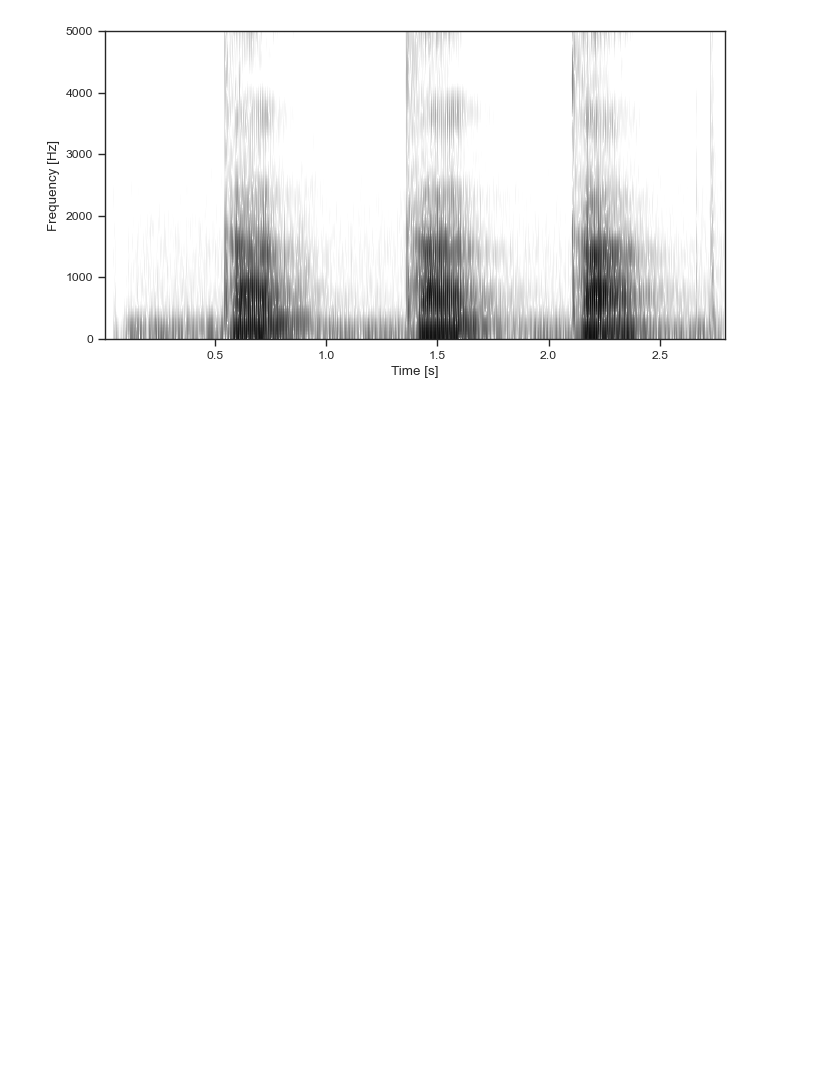
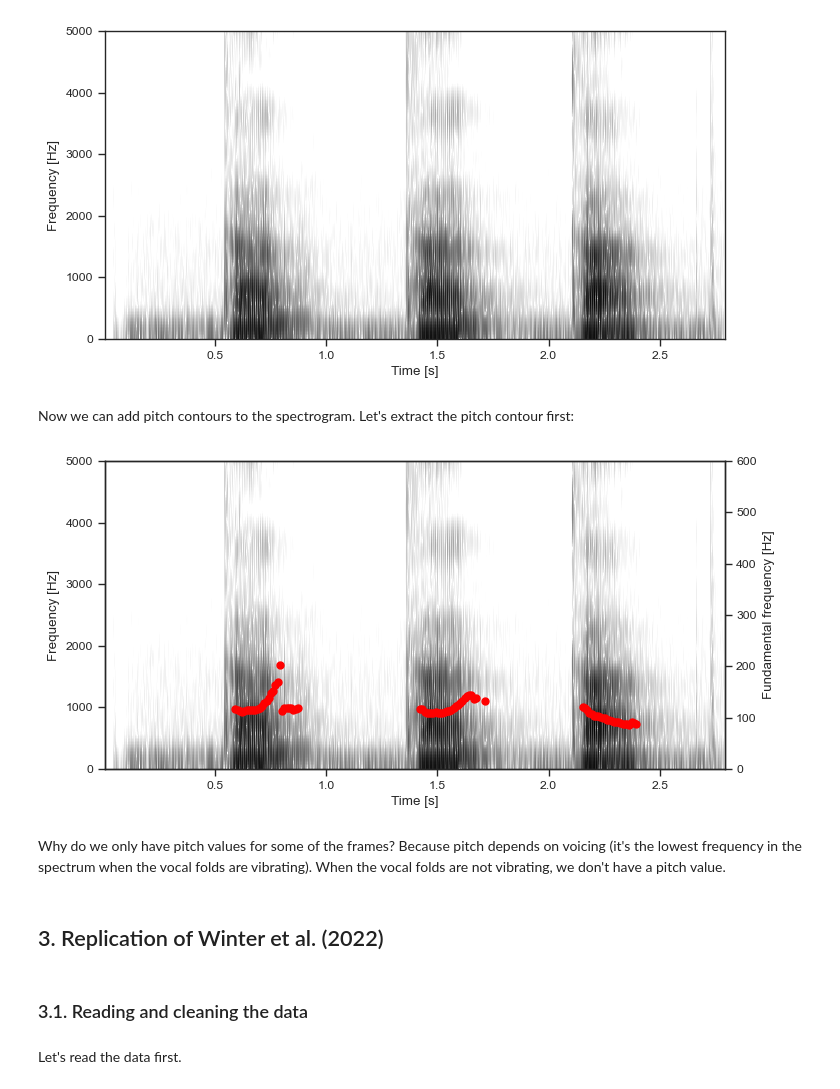
Before and after one commit to TYacinee/materiel_TALL, a Jupyter notebook: S2/s2-phonetics-and-phonology.ipynb, the cells around one changed output. Drawn from its saved outputs; the diff is of its cells as text; code cells hidden in the pictures; blank space fills up the shorter version.

```diff
--- a/S2/s2-phonetics-and-phonology.ipynb
+++ b/S2/s2-phonetics-and-phonology.ipynb
@@ -168,2 +173,29 @@ draw_spectrogram(spectrogram)
 # %% [output]
 [figure]
+# %% [markdown]
+Now we can add pitch contours to the spectrogram. Let's extract the pitch contour first:
+# %%
+pitch = snd.to_pitch()
+# %%
+def draw_pitch(pitch):
+    pitch_values = pitch.selected_array['frequency'] # extract the pitch values
+    pitch_values[pitch_values==0] = np.nan # set 0 values to NaN for better plotting
+    plt.plot(pitch.xs(), pitch_values, 'o', markersize=5, color='red') # plot the pitch values
+    plt.ylim(0, pitch.ceiling) # limit the y-axis to the possible pitch range
+    plt.ylabel("Fundamental frequency [Hz]") # set the y-axis label
+# %%
+plt.figure(figsize=(8, 4)) # define the figure size
+draw_spectrogram(spectrogram) # plot the spectrogram
+plt.twinx() # create a twin Axes sharing the xaxis (to plot fundamental frequency for pitch)
+draw_pitch(pitch) # plot the pitch
+plt.show() # show the plot
+# %% [output]
+[figure, added]
+# %% [markdown]
+Why do we only have pitch values for some of the frames? Because pitch depends on voicing (it's the lowest frequency in the spectrum when the vocal folds are vibrating). When the vocal folds are not vibrating, we don't have a pitch value.
+# %% [markdown]
+## 3. Replication of Winter et al. (2022)
+# %% [markdown]
+### 3.1. Reading and cleaning the data
+# %% [markdown]
+Let's read the data first.
```
Also changed, not shown: parts of 52 cells of this notebook, 1 other file.
